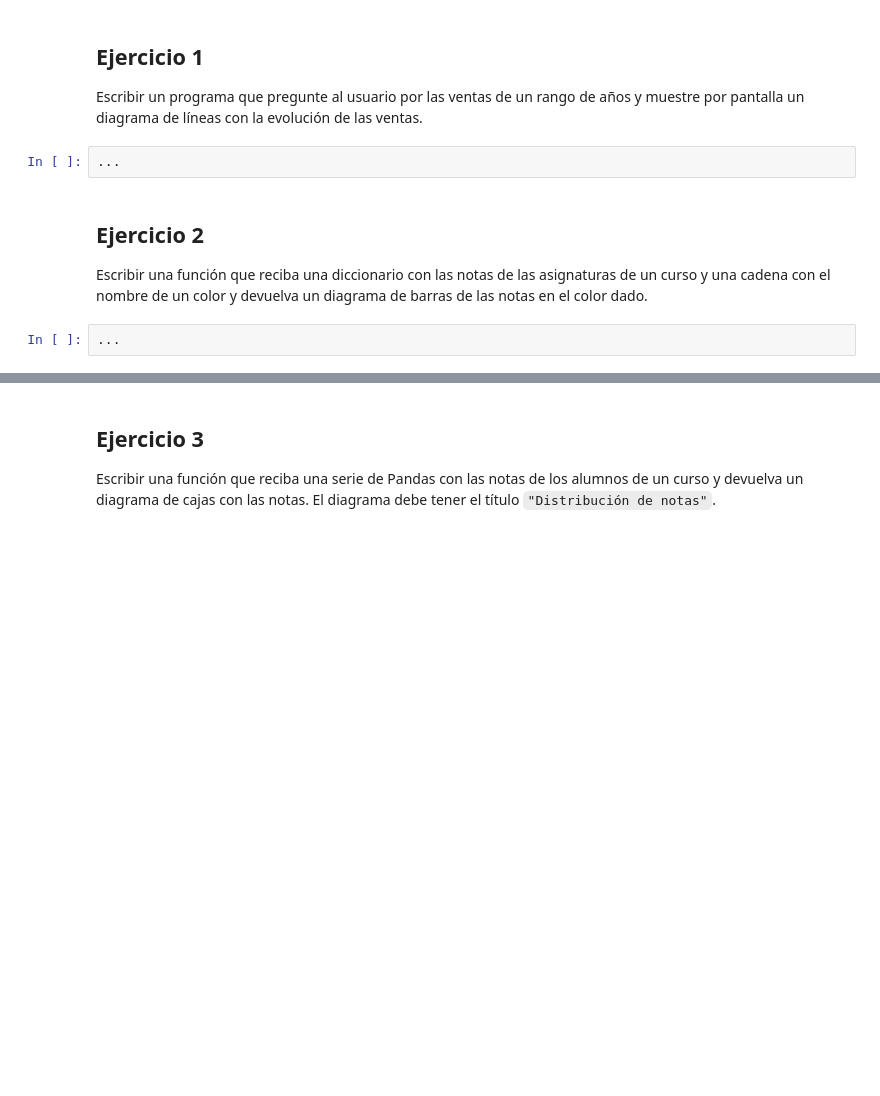
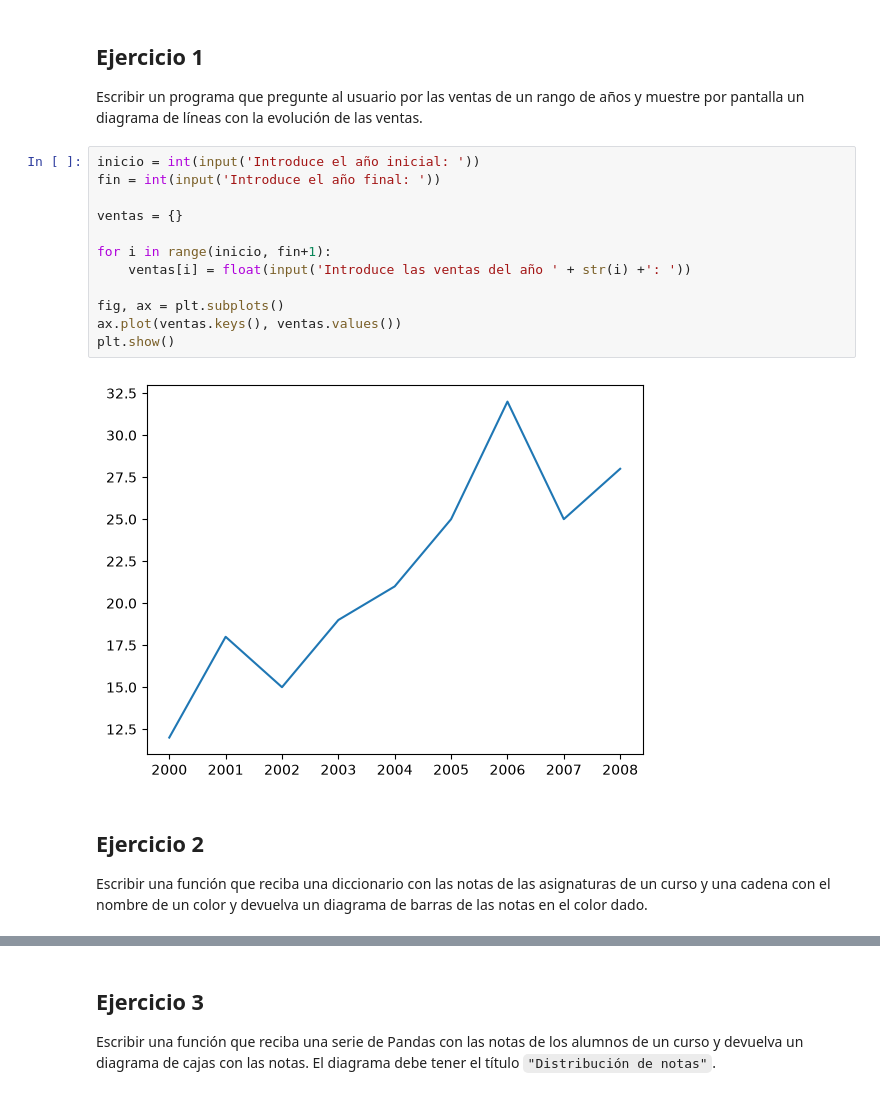
Before and after one commit to Manuel-Avecilla/PIA-MIA, a Jupyter notebook: matplotlib/Ejercicios_con_Matplotlib.ipynb, the cells around one changed output, grey strips where cells are left out. Saved outputs shown, nothing was run; the diff lists cells and outputs as text; blank space fills up the shorter version.

```diff
--- a/matplotlib/Ejercicios_con_Matplotlib.ipynb
+++ b/matplotlib/Ejercicios_con_Matplotlib.ipynb
@@ -11,11 +11,21 @@ import numpy as np
 ## Ejercicio 1
 
 Escribir un programa que pregunte al usuario por las ventas de un rango de años y muestre por pantalla un diagrama de líneas con la evolución de las ventas.
-# %%
-...
+# %%
+inicio = int(input('Introduce el año inicial: '))
+fin = int(input('Introduce el año final: '))
+
+ventas = {}
+
+for i in range(inicio, fin+1):
+    ventas[i] = float(input('Introduce las ventas del año ' + str(i) +': '))
+
+fig, ax = plt.subplots()
+ax.plot(ventas.keys(), ventas.values())
+plt.show()
+# %% [output]
+[figure, added]
 # %% [markdown]
 ## Ejercicio 2
 
 Escribir una función que reciba una diccionario con las notas de las asignaturas de un curso y una cadena con el nombre de un color y devuelva un diagrama de barras de las notas en el color dado.
-# %%
-...
```
Also changed, not shown: parts of 3 cells of this notebook.
